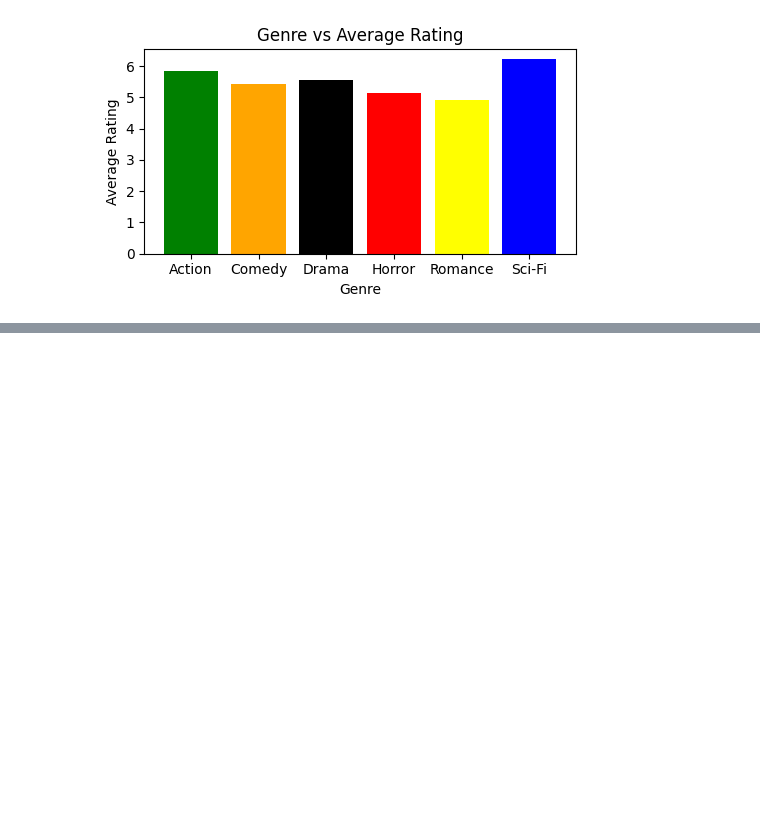
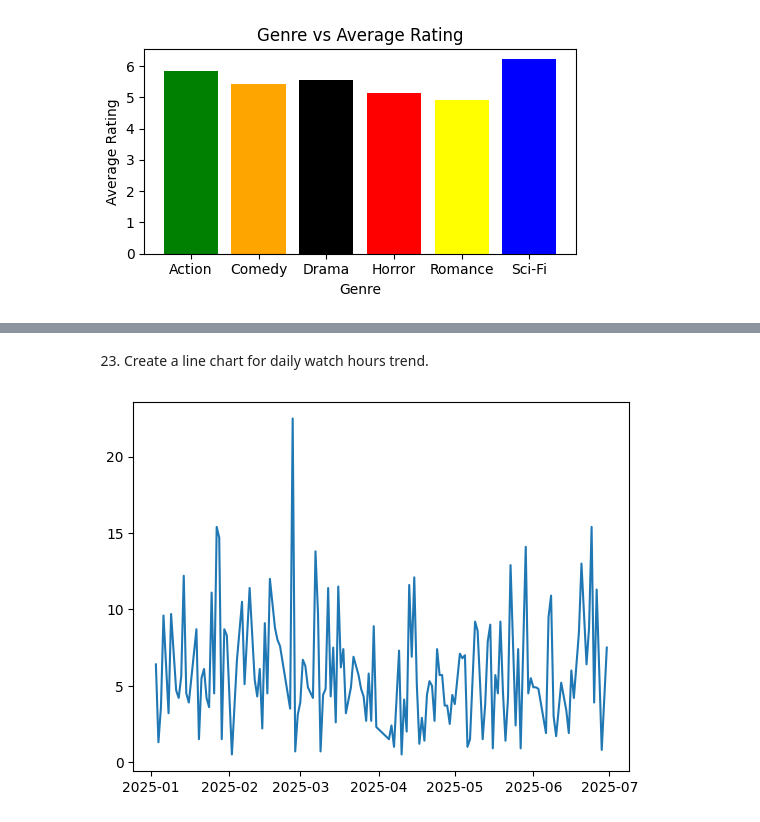
Before and after one commit to dipu-sardar/Data-Analysis-Visualization-, a Jupyter notebook: Project 02/movie.ipynb, the cells around one changed output, grey strips where cells are left out. Saved outputs shown, nothing was run; the diff lists cells and outputs as text; code cells hidden in the pictures; blank space fills up the shorter version.

```diff
--- a/Project 02/movie.ipynb
+++ b/Project 02/movie.ipynb
@@ -320,0 +337,13 @@ plt.show()
+# %% [markdown]
+23. Create a line chart for daily watch hours trend.
+# %%
+chart = df.groupby('Watch_Date')['Watch_Hours'].sum()
+
+plt.plot(
+    chart.index,
+    chart.values
+)
+
+plt.show()
+# %% [output]
+[figure, added]
```
Also changed, not shown: parts of 16 cells of this notebook, 4 other files.
